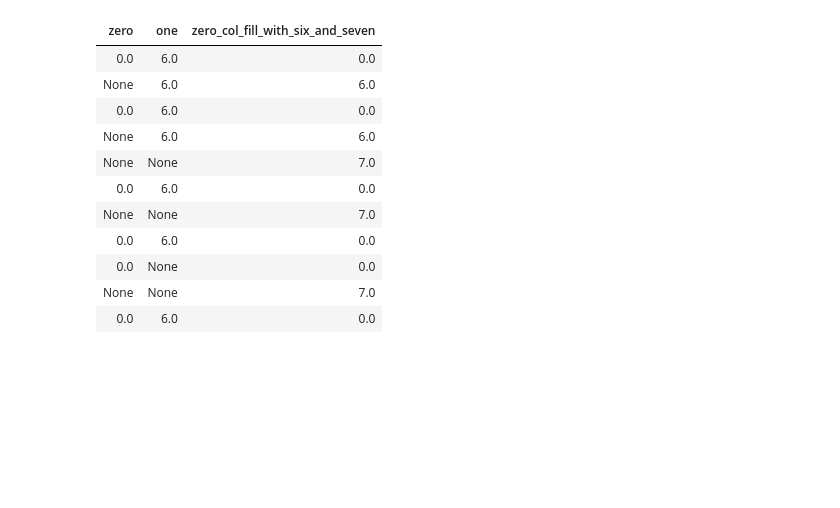
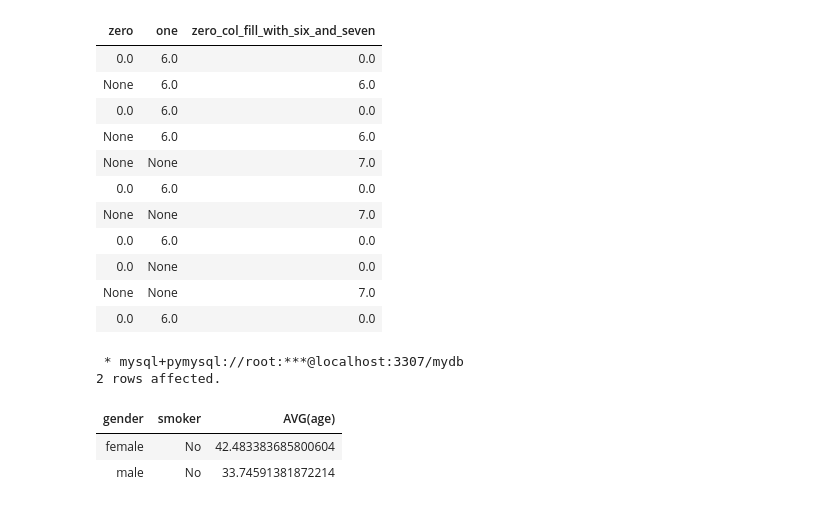
Before and after one commit to Mubeen-Ahmad/python_11, a Jupyter notebook: sql/Conditional.ipynb, the cells around one changed output. Saved outputs shown, nothing was run; the diff lists cells and outputs as text; code cells hidden in the pictures; blank space fills up the shorter version.

```diff
--- a/sql/Conditional.ipynb
+++ b/sql/Conditional.ipynb
@@ -355,3 +355,13 @@ FROM random_no_2
 | 0.0 | None | 0.0 |
 | None | None | 7.0 |
 | 0.0 | 6.0 | 0.0 |
+# %%
+%%sql
+SELECT gender,smoker,AVG(age) FROM health_ins
+GROUP BY gender
+# %% [output]
+ * mysql+pymysql://root:***@localhost:3307/mydb
+2 rows affected.
+| gender | smoker | AVG(age) |
+| female | No | 42.483383685800604 |
+| male | No | 33.74591381872214 |
```
Also changed, not shown: 3 other files.
